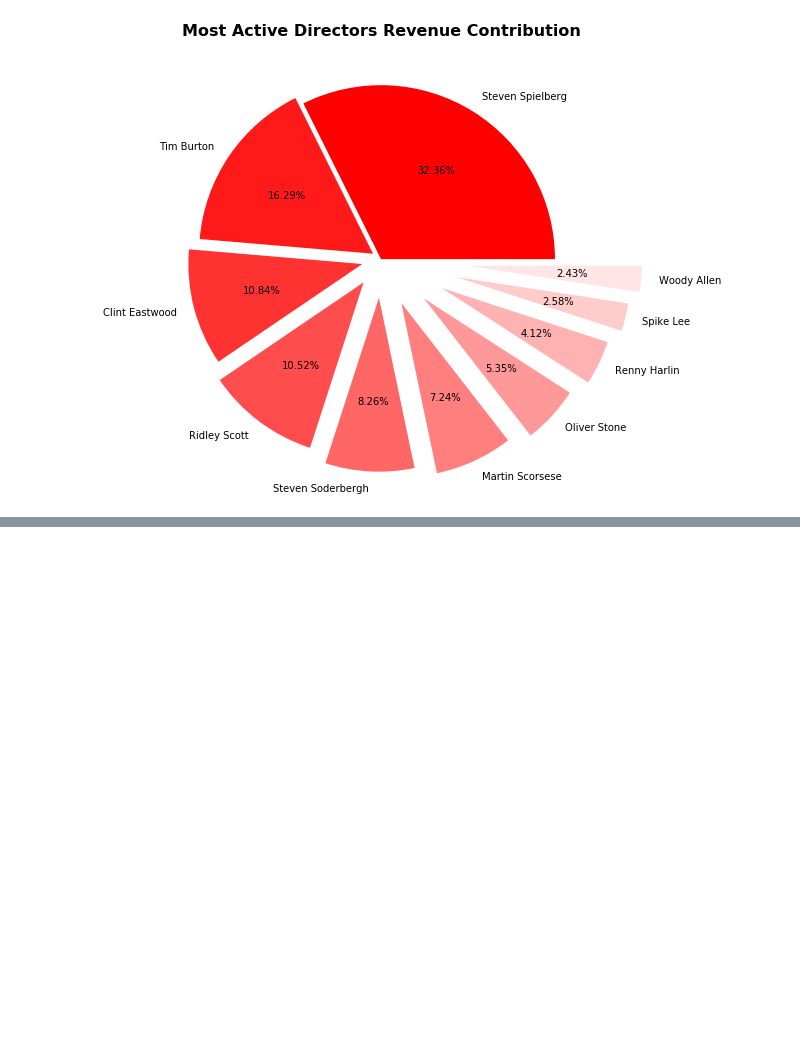
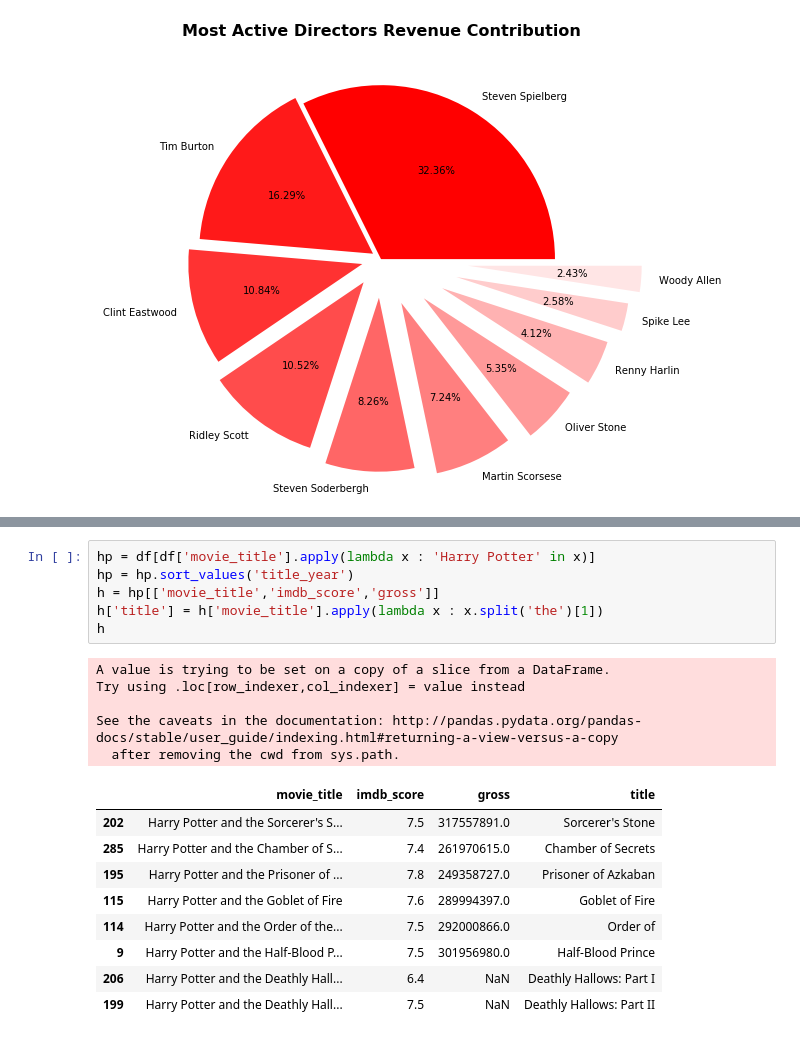
Before and after one commit to RangaHarsha/7963_01_exercises, a Jupyter notebook: 7963_01_insights.ipynb, the cells around one changed output, grey strips where cells are left out. Drawn from its saved outputs; the diff is of its cells as text; blank space fills up the shorter version.

```diff
--- a/7963_01_insights.ipynb
+++ b/7963_01_insights.ipynb
@@ -248,0 +263,21 @@ Text(0.5, 1.0, 'Most Active Directors Revenue Contribution')
+# %%
+hp = df[df['movie_title'].apply(lambda x : 'Harry Potter' in x)]
+hp = hp.sort_values('title_year')
+h = hp[['movie_title','imdb_score','gross']]
+h['title'] = h['movie_title'].apply(lambda x : x.split('the')[1])
+h
+# %% [output]
+A value is trying to be set on a copy of a slice from a DataFrame.
+Try using .loc[row_indexer,col_indexer] = value instead
+
+See the caveats in the documentation: http://pandas.pydata.org/pandas-docs/stable/user_guide/indexing.html#returning-a-view-versus-a-copy
+  after removing the cwd from sys.path.
+|  | movie_title | imdb_score | gross | title |
+| 202 | Harry Potter and the Sorcerer's S... | 7.5 | 317557891.0 | Sorcerer's Stone |
+| 285 | Harry Potter and the Chamber of S... | 7.4 | 261970615.0 | Chamber of Secrets |
+| 195 | Harry Potter and the Prisoner of ... | 7.8 | 249358727.0 | Prisoner of Azkaban |
+| 115 | Harry Potter and the Goblet of Fire | 7.6 | 289994397.0 | Goblet of Fire |
+| 114 | Harry Potter and the Order of the... | 7.5 | 292000866.0 | Order of |
+| 9 | Harry Potter and the Half-Blood P... | 7.5 | 301956980.0 | Half-Blood Prince |
+| 206 | Harry Potter and the Deathly Hall... | 6.4 | NaN | Deathly Hallows: Part I |
+| 199 | Harry Potter and the Deathly Hall... | 7.5 | NaN | Deathly Hallows: Part II |
```
Also changed, not shown: parts of 9 cells of this notebook.
